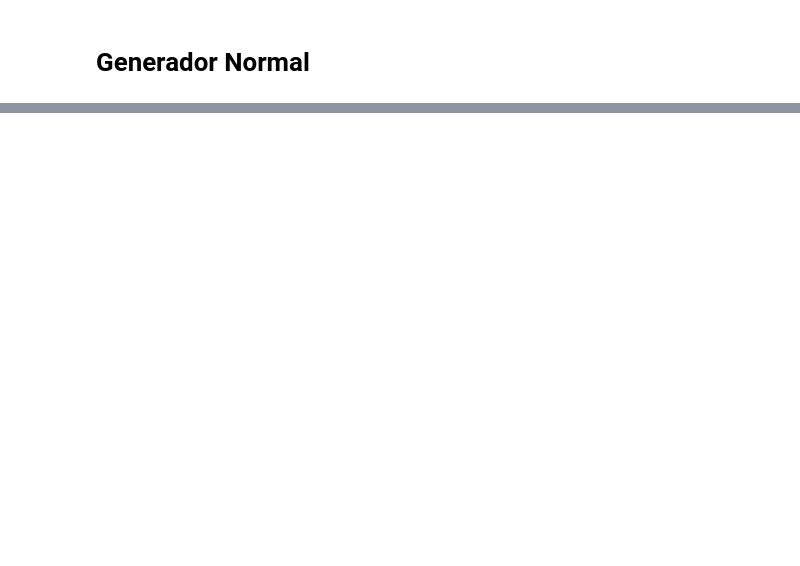
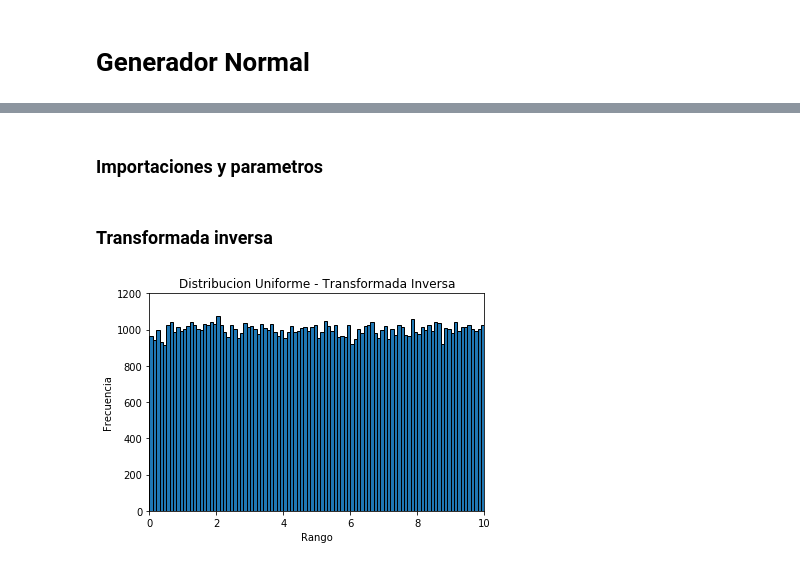
Before and after one commit to alejaz92/facultad, a Jupyter notebook: TP2.2.ipynb, the cells around one changed output, grey strips where cells are left out. Cells and saved outputs as stored; diff of their text form; code cells hidden in the pictures; blank space fills up the shorter version.

```diff
--- a/TP2.2.ipynb
+++ b/TP2.2.ipynb
@@ -1,2 +3,11 @@
+# %%
+import numpy as np
+
+def np_method(m):
+    num_list = []
+    for i in range(m):
+        res = np.random.randint(1, 10000)
+        num_list.append(round(res/10000, 4))
+    return(num_list)
 # %% [markdown]
 # Generador Normal
@@ -36,0 +57,28 @@ plt.show()
+# %% [markdown]
+### Importaciones y parametros
+# %%
+import numpy as np
+import matplotlib.pyplot as plt
+
+m = 100000 # tamaño de la muestra
+a = 0  # limite inferior
+b = 10  # limite superior
+bins = 100
+# %% [markdown]
+### Transformada inversa
+# %%
+r_array = np_method(m)
+
+x_arr = []
+
+for i in range(m):
+    x = a + (b - a) * r_array[i]
+    x_arr.append(x)
+plt.hist(x_arr, bins = bins, edgecolor= "black")
+plt.title("Distribucion Uniforme - Transformada Inversa")
+plt.axis([a, b, 0, 1200])
+plt.xlabel("Rango")
+plt.ylabel("Frecuencia")
+plt.show()
+# %% [output]
+[figure, added]
```
Also changed, not shown: parts of 14 cells of this notebook.
